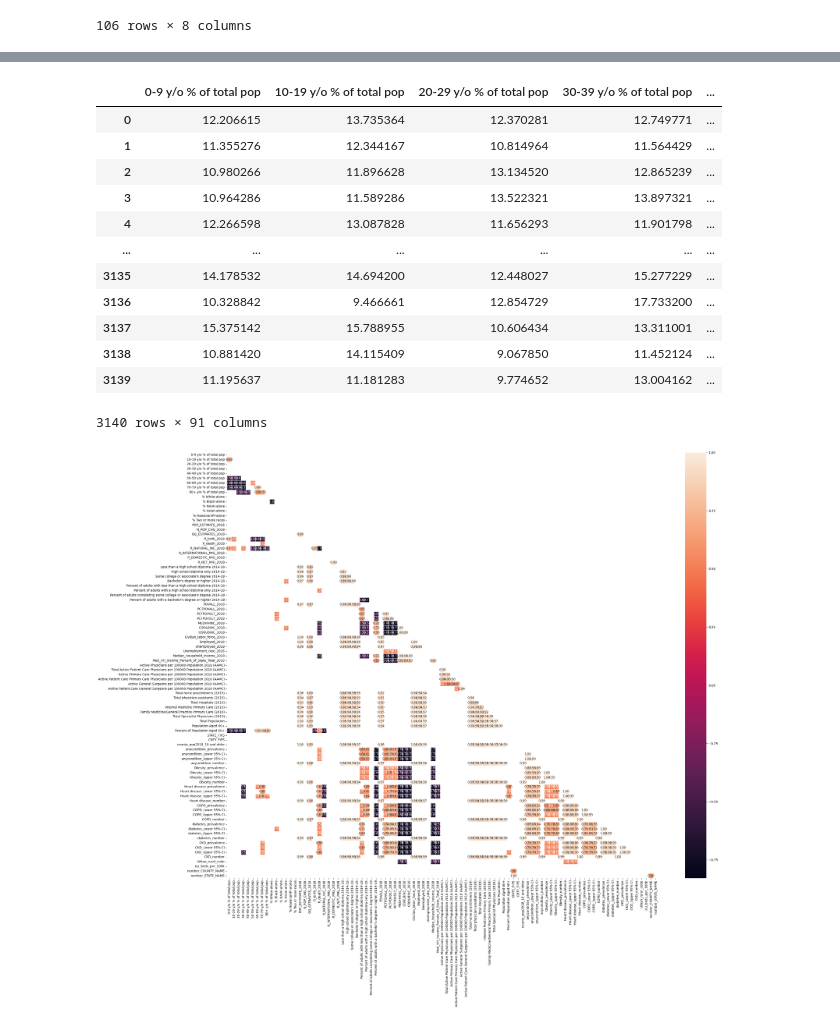
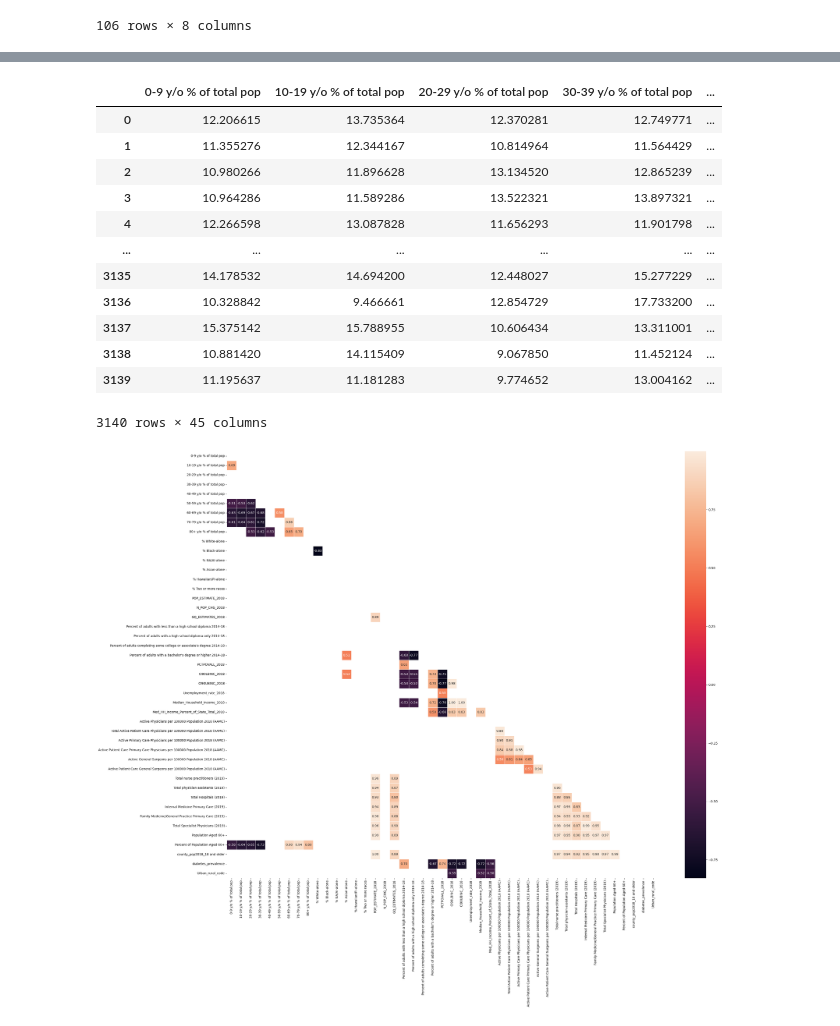
Before and after one commit to 4GeeksAcademy/Antonio27M-machine-learning, a Jupyter notebook: src/03-linear-regression-reg-demographic-health-data.ipynb, the cells around one changed output, grey strips where cells are left out. Cells and saved outputs as stored; diff of their text form; code cells hidden in the pictures.

```diff
--- a/src/03-linear-regression-reg-demographic-health-data.ipynb
+++ b/src/03-linear-regression-reg-demographic-health-data.ipynb
@@ -98,6 +99,12 @@ Name: ICU Beds_x, Length: 3140, dtype: int64>
-# %%
-df["icu_beds_per_100k"] = (df["ICU Beds_x"] / df["TOT_POP"]) * 100000
 # %%
-df_uci = df.drop(columns=["fips", "ICU Beds_x", "TOT_POP", "0-9", "19-Oct", "20-29", "30-39", "40-49", "50-59", "60-69", "70-79", "80+"
+df_diabetes = df.drop(columns=["fips", "ICU Beds_x", "TOT_POP", "0-9", "19-Oct", "20-29", "30-39", "40-49", "50-59", "60-69", "70-79", "80+"
                  ,"White-alone pop","Black-alone pop","Native American/American Indian-alone pop","Asian-alone pop","Hawaiian/Pacific Islander-alone pop"
-                 ,"Two or more races pop"])
+                 ,"Two or more races pop", "COPD_Upper 95% CI", "COPD_Lower 95% CI", "COPD_number", "diabetes_Lower 95% CI", "diabetes_Upper 95% CI",
+                 "diabetes_number","CKD_prevalence", "CKD_Lower 95% CI", "CKD_Upper 95% CI", "CKD_number", "R_birth_2018", "R_death_2018","R_NATURAL_INC_2018",
+                 "R_INTERNATIONAL_MIG_2018", "R_DOMESTIC_MIG_2018", "R_NET_MIG_2018",
+                 "Employed_2018", "Unemployed_2018", "Civilian_labor_force_2018", "Obesity_number","Heart disease_prevalence","Heart disease_Lower 95% CI",
+                 "Heart disease_Upper 95% CI","Heart disease_number","COPD_prevalence","POVALL_2018","PCTPOV017_2018","PCTPOV517_2018",
+                 "anycondition_prevalence","anycondition_Lower 95% CI","anycondition_Upper 95% CI","anycondition_number","Obesity_prevalence",
+                 "Obesity_Lower 95% CI","Obesity_Upper 95% CI", "Less than a high school diploma 2014-18", "High school diploma only 2014-18",
+                 "Some college or associate\'s degree 2014-18",
+                 "Bachelor\'s degree or higher 2014-18", 'STATE_NAME', 'STATE_FIPS', 'CNTY_FIPS','Total Population', 'COUNTY_NAME','MEDHHINC_2018'])
@@ -123,6 +135,6 @@ Index(['0-9 y/o % of total pop', '10-19 y/o % of total pop',
       dtype='object')
 # %%
-df_uci
+df_diabetes
 # %% [output]
 |  | 0-9 y/o % of total pop | 10-19 y/o % of total pop | 20-29 y/o % of total pop | 30-39 y/o % of total pop | ... |
 | 0 | 12.206615 | 13.735364 | 12.370281 | 12.749771 | ... |
@@ -136,4 +148,4 @@ df_uci
 | 3137 | 15.375142 | 15.788955 | 10.606434 | 13.311001 | ... |
 | 3138 | 10.881420 | 14.115409 | 9.067850 | 11.452124 | ... |
 | 3139 | 11.195637 | 11.181283 | 9.774652 | 13.004162 | ... |
-3140 rows × 91 columns
+3140 rows × 45 columns
@@ -146,11 +152,11 @@ df_numerico = df_factorize.select_dtypes(include=['number'])
 # %%
-corr = df_numerico.corr()
+corr = df_diabetes.corr()
 mask = np.triu(np.ones_like(corr, dtype=bool))
 significant_corr = corr[abs(corr) > 0.50]
 significant_corr
 fig, axis = plt.subplots(figsize=(30, 25))
 sns.heatmap(significant_corr, mask=mask, annot=True, linewidths=0.5, fmt=".2f")
 plt.tight_layout()
 plt.show()
 # %% [output]
-[figure, old version]
+[figure, new version]
```
Also changed, not shown: parts of 36 cells of this notebook, 2 other files.
